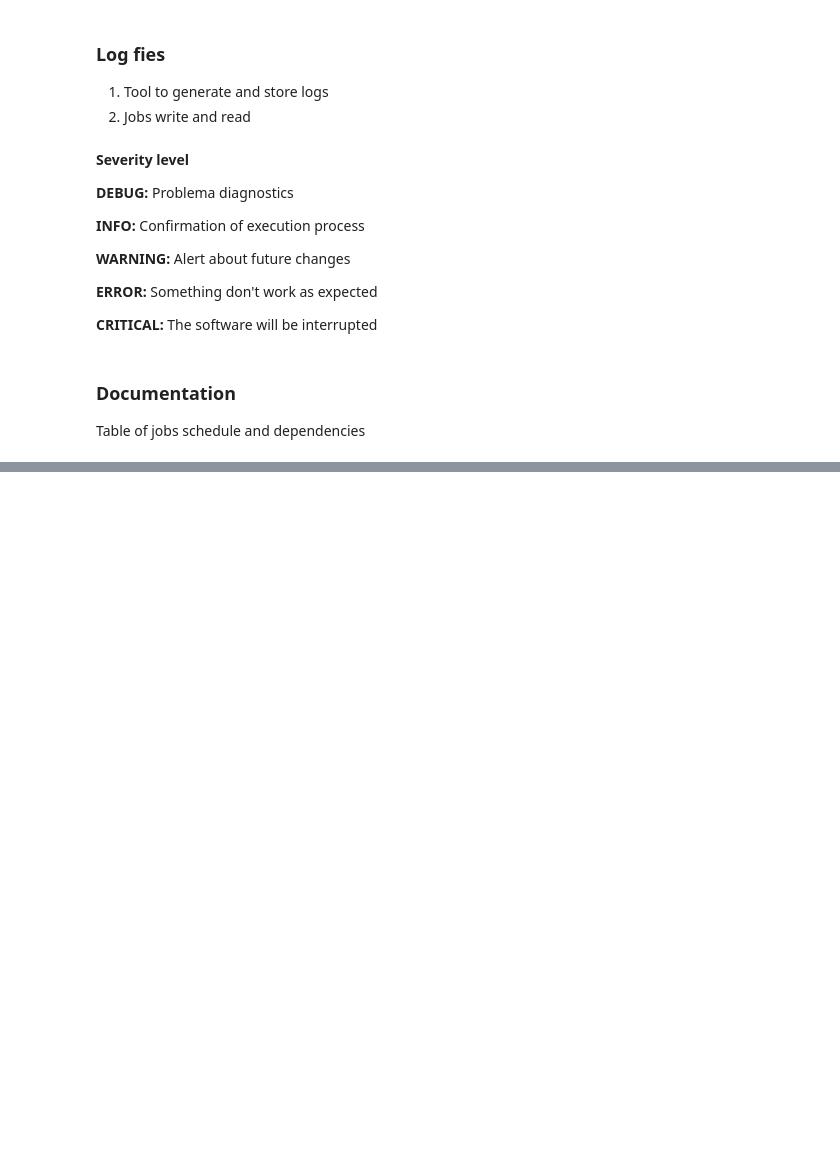
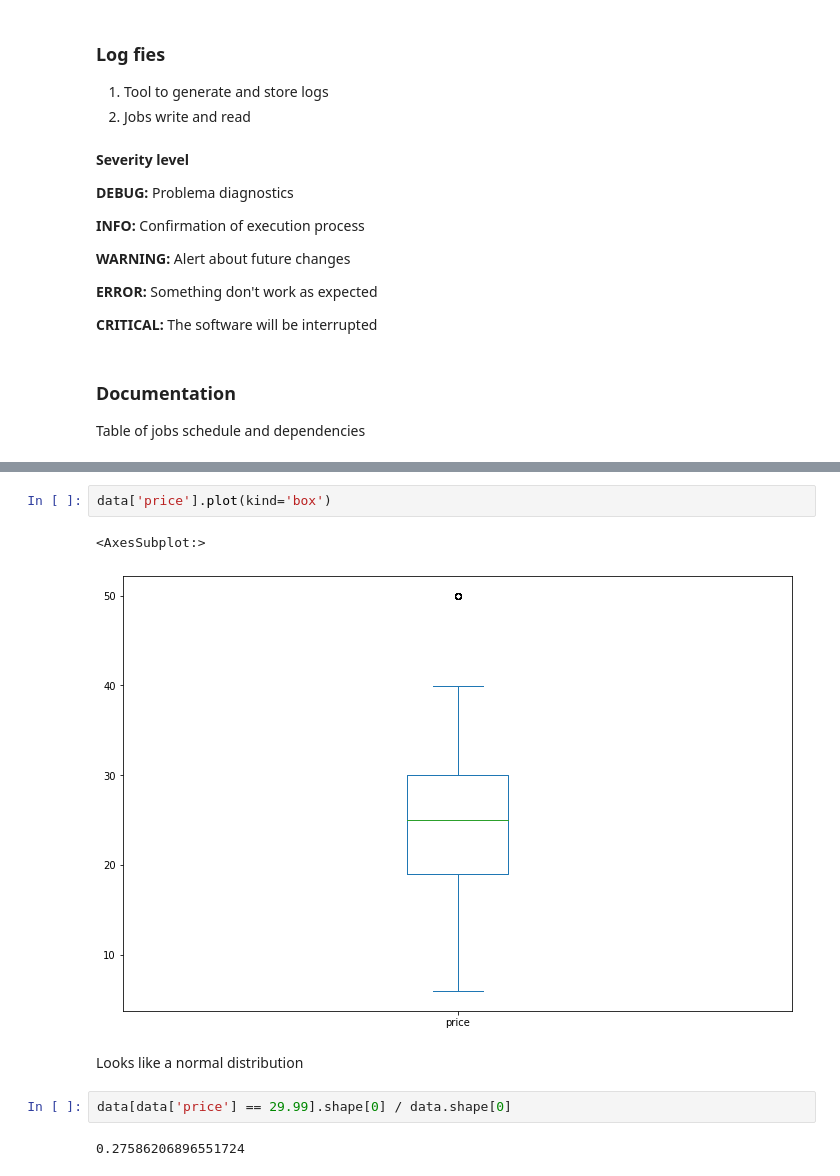
Before and after one commit to MarcosRMG/ds_ao_dev, a Jupyter notebook: notebooks/DS ao DEV.ipynb, the cells around one changed output, grey strips where cells are left out. Cells and saved outputs as stored; diff of their text form; blank space fills up the shorter version.

```diff
--- a/notebooks/DS ao DEV.ipynb
+++ b/notebooks/DS ao DEV.ipynb
@@ -2240,0 +2289,11 @@ Table of jobs schedule and dependencies
+# %%
+data['price'].plot(kind='box')
+# %% [output]
+<AxesSubplot:>
+[figure, added]
+# %% [markdown]
+Looks like a normal distribution
+# %%
+data[data['price'] == 29.99].shape[0] / data.shape[0]
+# %% [output]
+0.27586206896551724
```
Also changed, not shown: parts of 10 cells of this notebook, 1 other file.
